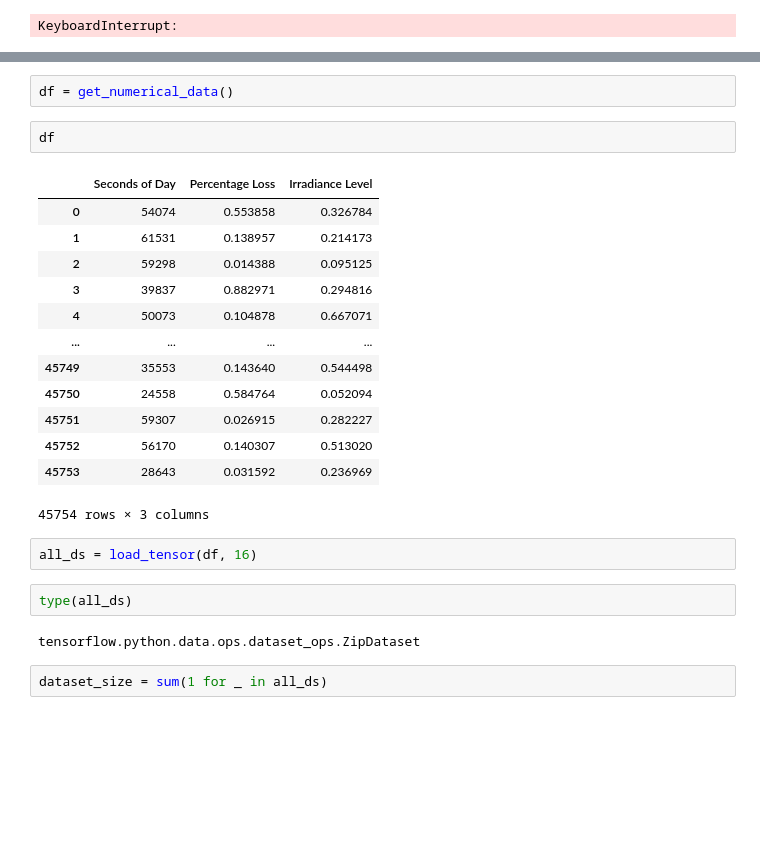
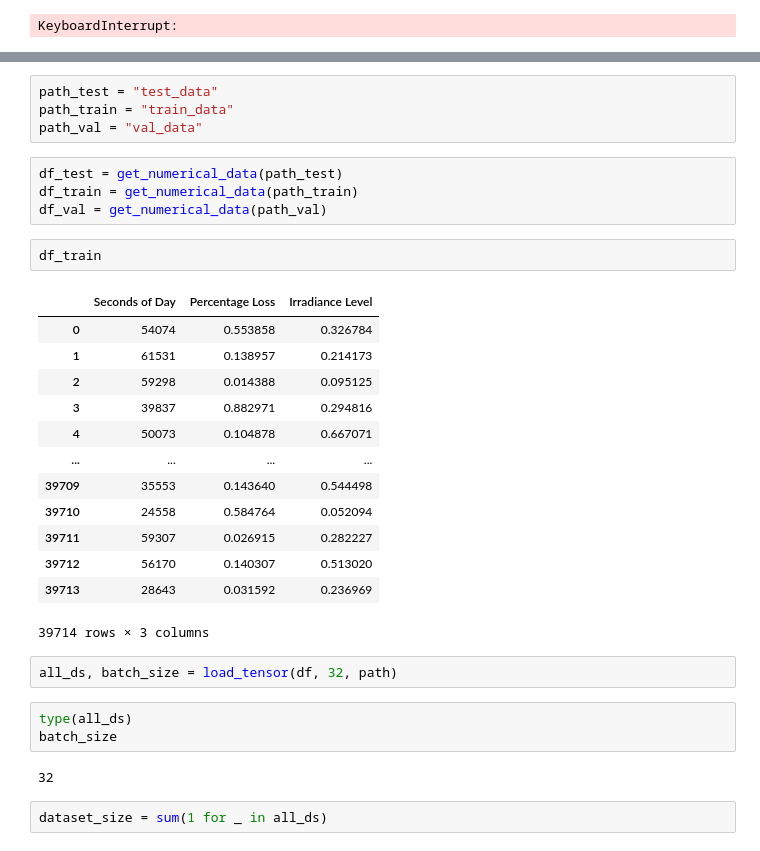
Before and after one commit to HWWer/Deep_Solar_Eye, a Jupyter notebook: notebooks/test_load_function.ipynb, the cells around one changed output, grey strips where cells are left out. Cells and saved outputs as stored; diff of their text form; blank space fills up the shorter version.

Commit message:
makefile for split data, folderpath structure so everyone can call it in split_data and in load_tensor

```diff
--- a/notebooks/test_load_function.ipynb
+++ b/notebooks/test_load_function.ipynb
@@ -149,27 +143,34 @@ To enable them in other operations, rebuild TensorFlow with the appropriate comp
-# %%
-df = get_numerical_data()
-# %%
-df
-# %% [output]
-|  | Seconds of Day | Percentage Loss | Irradiance Level |
-| 0 | 54074 | 0.553858 | 0.326784 |
-| 1 | 61531 | 0.138957 | 0.214173 |
-| 2 | 59298 | 0.014388 | 0.095125 |
-| 3 | 39837 | 0.882971 | 0.294816 |
-| 4 | 50073 | 0.104878 | 0.667071 |
-| ... | ... | ... | ... |
-| 45749 | 35553 | 0.143640 | 0.544498 |
-| 45750 | 24558 | 0.584764 | 0.052094 |
-| 45751 | 59307 | 0.026915 | 0.282227 |
-| 45752 | 56170 | 0.140307 | 0.513020 |
-| 45753 | 28643 | 0.031592 | 0.236969 |
-45754 rows × 3 columns
+# %%
+path_test = "test_data"
+path_train = "train_data"
+path_val = "val_data"
+# %%
+df_test = get_numerical_data(path_test)
+df_train = get_numerical_data(path_train)
+df_val = get_numerical_data(path_val)
+# %%
+df_train
+# %% [output]
+|  | Seconds of Day | Percentage Loss | Irradiance Level |
+| 0 | 54074 | 0.553858 | 0.326784 |
+| 1 | 61531 | 0.138957 | 0.214173 |
+| 2 | 59298 | 0.014388 | 0.095125 |
+| 3 | 39837 | 0.882971 | 0.294816 |
+| 4 | 50073 | 0.104878 | 0.667071 |
+| ... | ... | ... | ... |
+| 39709 | 35553 | 0.143640 | 0.544498 |
+| 39710 | 24558 | 0.584764 | 0.052094 |
+| 39711 | 59307 | 0.026915 | 0.282227 |
+| 39712 | 56170 | 0.140307 | 0.513020 |
+| 39713 | 28643 | 0.031592 | 0.236969 |
+39714 rows × 3 columns
 # %%
-all_ds = load_tensor(df, 16)
+all_ds, batch_size = load_tensor(df, 32, path)
 # %%
 type(all_ds)
+batch_size
 # %% [output]
-tensorflow.python.data.ops.dataset_ops.ZipDataset
+32
 # %%
 dataset_size = sum(1 for _ in all_ds)
 # %%
```
Also changed, not shown: parts of 1 cell of this notebook, 4 other files.
